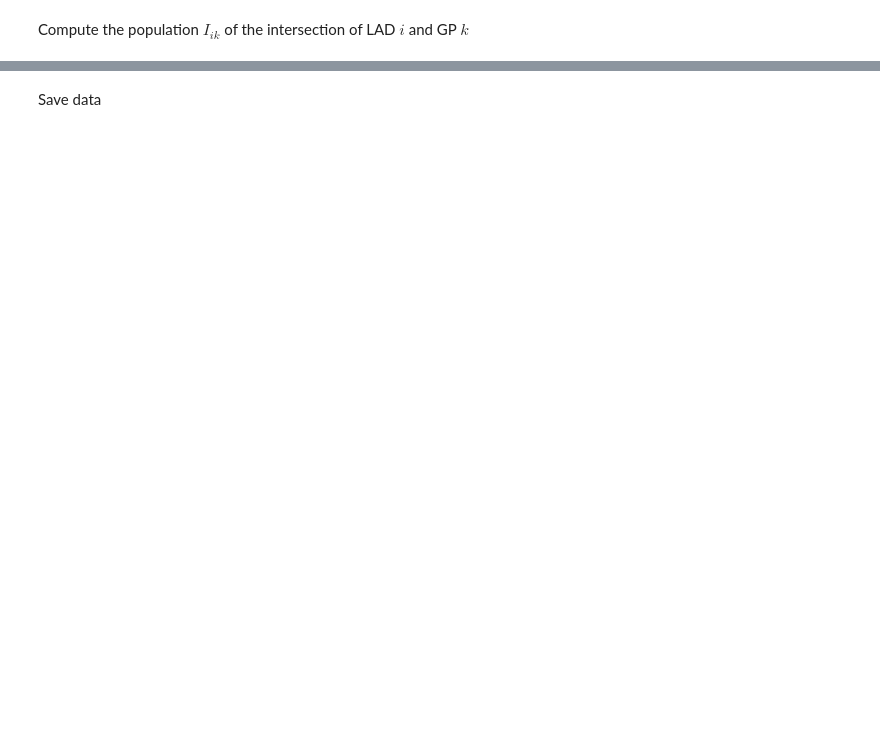
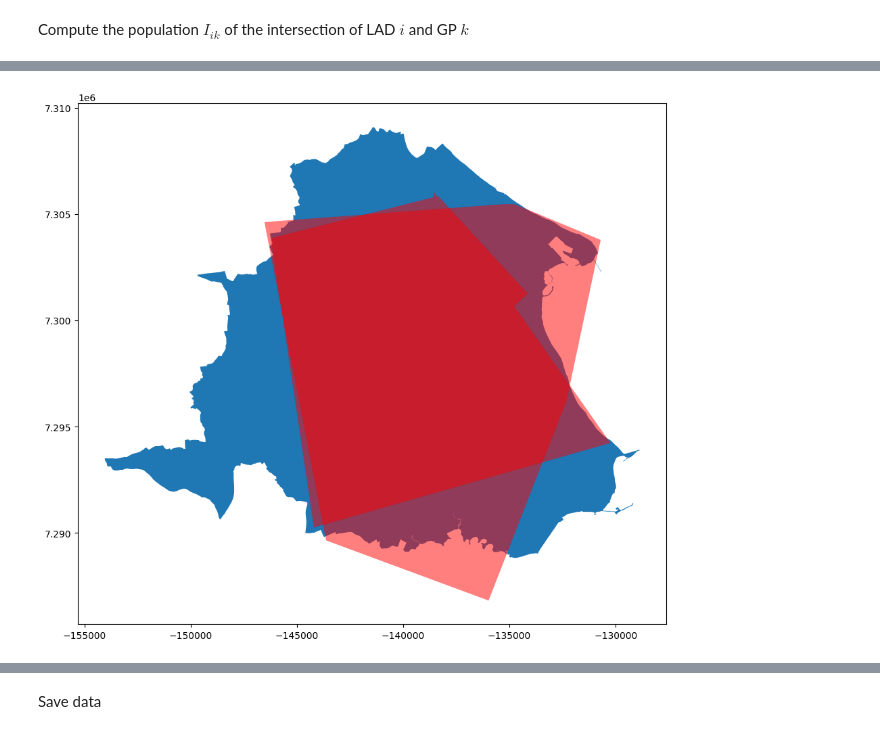
Before and after one commit to Bea-Taylor/DifDem_inequalities, a Jupyter notebook: nbs/core/02b_LSOA_and_GP_intersections.ipynb, the cells around one changed output, grey strips where cells are left out. Saved outputs shown, nothing was run; the diff lists cells and outputs as text; code cells hidden in the pictures; blank space fills up the shorter version.

```diff
--- a/nbs/core/02b_LSOA_and_GP_intersections.ipynb
+++ b/nbs/core/02b_LSOA_and_GP_intersections.ipynb
@@ -215,0 +359,2 @@ Compute the population $I_{ik}$ of the intersection of LAD $i$ and GP $k$
+# %%
+gdf_LAD = gdf_LAD.to_crs(epsg=3857)
@@ -215,0 +397,9 @@ Compute the population $I_{ik}$ of the intersection of LAD $i$ and GP $k$
+# %%
+fig, ax = plt.subplots(figsize=(12,10))
+gdf_LAD.loc[[0], 'geometry'].plot(ax=ax, linewidth=0.5, alpha=1.0)
+gdf_catchment.loc[[7232], 'geometry'].plot(ax=ax, color='red', linewidth=0.5, alpha=0.5)
+gdf_catchment.loc[[7223], 'geometry'].plot(ax=ax, color='red', linewidth=0.5, alpha=0.5)
+#gdf_catchment.loc[[948],'geometry'].plot(ax=ax, color='red', alpha=0.5)
+plt.show()
+# %% [output]
+[figure, added]
```
Also changed, not shown: parts of 31 cells of this notebook.
